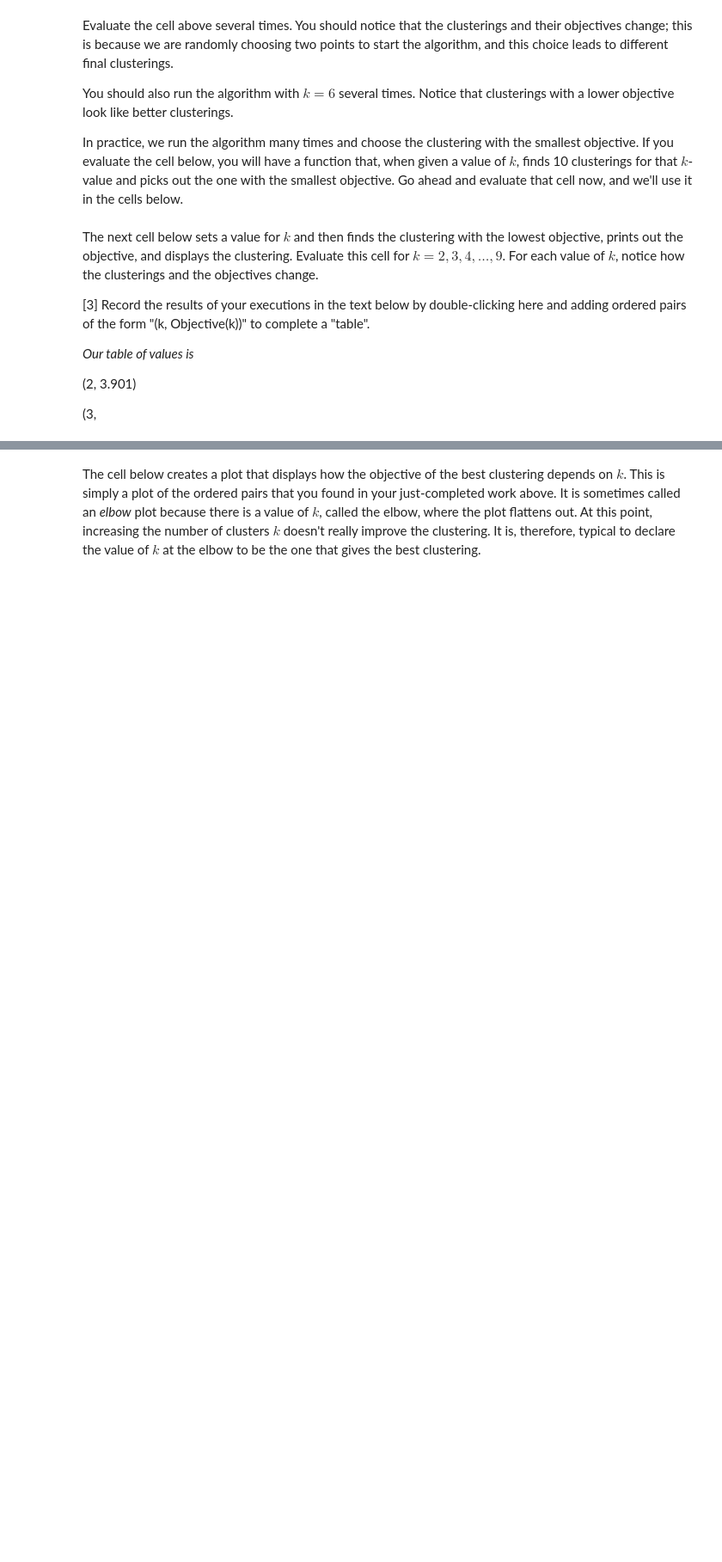
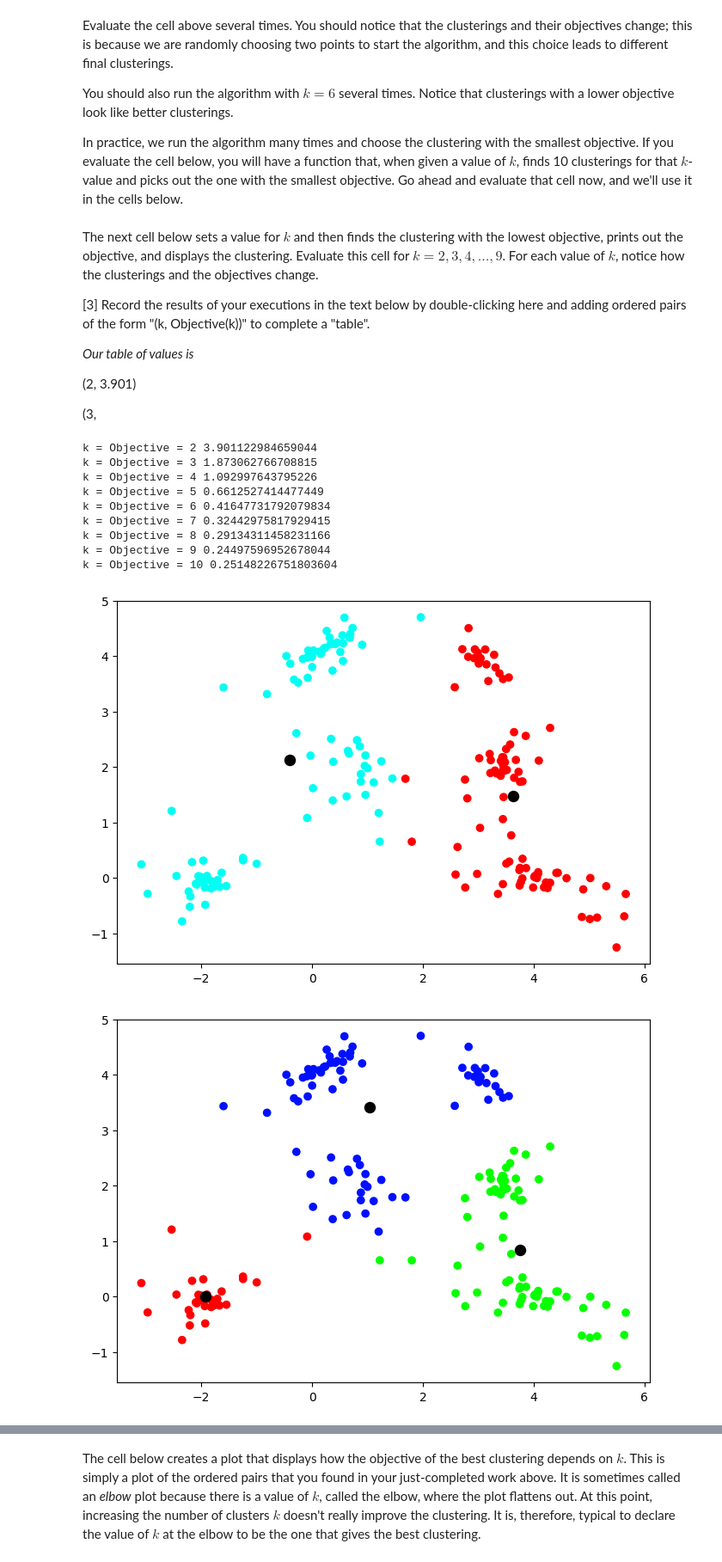
Before and after one commit to justinb4003/4003colab, a Jupyter notebook: Copy_of_205_Lab_1_k_means_(Cameron,_Justin_b,_ben_h).ipynb, the cells around one changed output, grey strips where cells are left out. Shown at 86% size. Drawn from its saved outputs; the diff is of its cells as text; code cells hidden in the pictures; blank space fills up the shorter version.

```diff
--- a/Copy_of_205_Lab_1_k_means_(Cameron,_Justin_b,_ben_h).ipynb
+++ b/Copy_of_205_Lab_1_k_means_(Cameron,_Justin_b,_ben_h).ipynb
@@ -266,7 +282,20 @@ The next cell below sets a value for $k$ and then finds the clustering with the
 
 (3,
 # %%
-k = 2
-clusters, centroids, objective = minimalobjective(data, k)
-print ("Objective =", objective)
-plotclusters(clusters, centroids)
+
+for k in range(2, 11):
+  clusters, centroids, objective = minimalobjective(data, k)
+  print ("k = Objective =", k, objective)
+  plotclusters(clusters, centroids)
+# %% [output]
+k = Objective = 2 3.901122984659044
+k = Objective = 3 1.873062766708815
+k = Objective = 4 1.092997643795226
+k = Objective = 5 0.6612527414477449
+k = Objective = 6 0.41647731792079834
+k = Objective = 7 0.32442975817929415
+k = Objective = 8 0.29134311458231166
+k = Objective = 9 0.24497596952678044
+k = Objective = 10 0.25148226751803604
+[figure, added]
+[figure, added]
```
Also changed, not shown: parts of 10 cells of this notebook.
